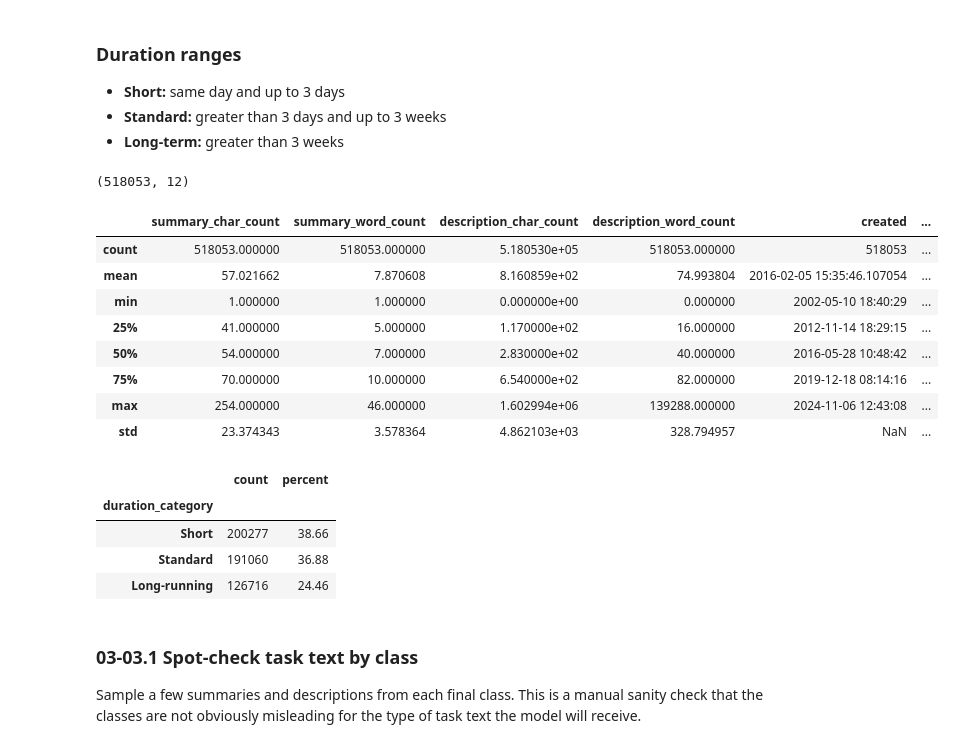
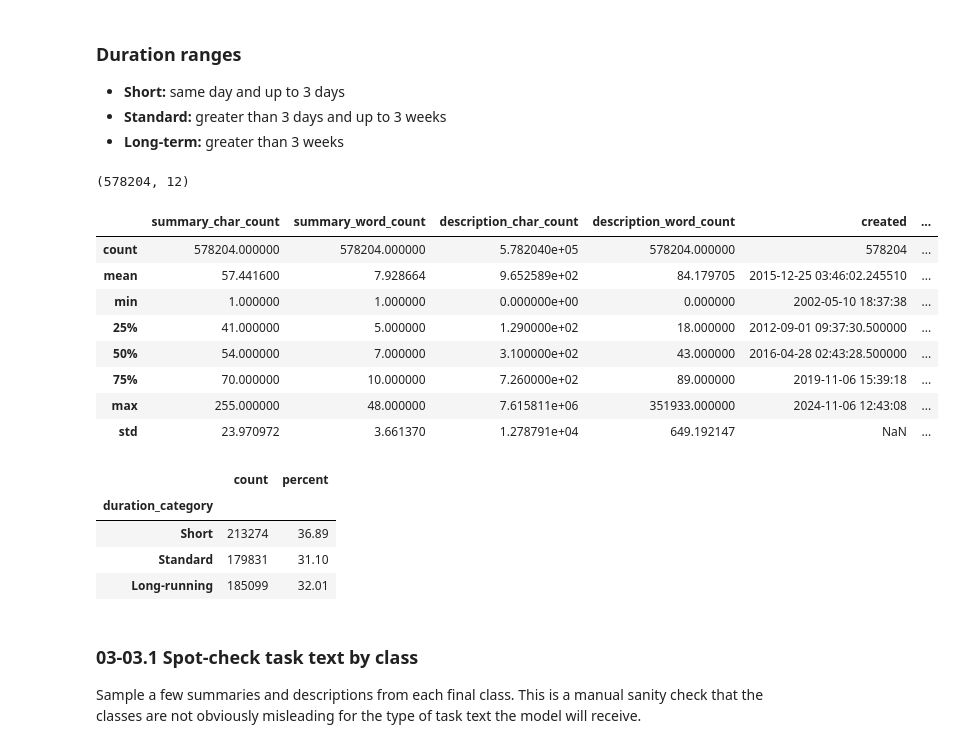
Before and after one commit to OmarElgaafary/Task-Duration-Classifier, a Jupyter notebook: notebooks/03-feature-engineering.ipynb, the cells around one changed output. Drawn from its saved outputs; the diff is of its cells as text; code cells hidden in the pictures.

```diff
--- a/notebooks/03-feature-engineering.ipynb
+++ b/notebooks/03-feature-engineering.ipynb
@@ -131,5 +131,5 @@ Tasks resolved in under 2 hours may represent very small fixes, administrative u
 # %%
-task_df = task_df[task_df["duration_days"] >= (1/24)].copy()
+task_df = task_df[task_df["duration_days"] >= (2/24)].copy()
 # %% [markdown]
 ## 03-03 Create duration classification target
 
@@ -156,43 +156,43 @@ After those removals, compare a few possible class ranges before choosing the fi
 # %%
 def duration_category(days):
     if days <= 3:
         return "Short"
-    if days <= 21:
+    if days <= 15:
         return "Standard"
     return "Long-running"
 
 duration_order = ["Short", "Standard", "Long-running"]
 
 task_df["duration_category"] = task_df["duration_days"].apply(duration_category)
 
 class_counts = task_df["duration_category"].value_counts().reindex(duration_order)
 class_percentages = (task_df["duration_category"].value_counts(normalize=True).reindex(duration_order).mul(100).round(2))
 
 duration_class_summary = pd.DataFrame({
     "count": class_counts,
     "percent": class_percentages,
 })
 
 display(task_df.shape)
 display(task_df.describe())
 
 duration_class_summary
 # %% [output]
-(518053, 12)
+(578204, 12)
 |  | summary_char_count | summary_word_count | description_char_count | description_word_count | created | ... |
-| count | 518053.000000 | 518053.000000 | 5.180530e+05 | 518053.000000 | 518053 | ... |
-| mean | 57.021662 | 7.870608 | 8.160859e+02 | 74.993804 | 2016-02-05 15:35:46.107054 | ... |
-| min | 1.000000 | 1.000000 | 0.000000e+00 | 0.000000 | 2002-05-10 18:40:29 | ... |
-| 25% | 41.000000 | 5.000000 | 1.170000e+02 | 16.000000 | 2012-11-14 18:29:15 | ... |
-| 50% | 54.000000 | 7.000000 | 2.830000e+02 | 40.000000 | 2016-05-28 10:48:42 | ... |
-| 75% | 70.000000 | 10.000000 | 6.540000e+02 | 82.000000 | 2019-12-18 08:14:16 | ... |
-| max | 254.000000 | 46.000000 | 1.602994e+06 | 139288.000000 | 2024-11-06 12:43:08 | ... |
-| std | 23.374343 | 3.578364 | 4.862103e+03 | 328.794957 | NaN | ... |
+| count | 578204.000000 | 578204.000000 | 5.782040e+05 | 578204.000000 | 578204 | ... |
+| mean | 57.441600 | 7.928664 | 9.652589e+02 | 84.179705 | 2015-12-25 03:46:02.245510 | ... |
+| min | 1.000000 | 1.000000 | 0.000000e+00 | 0.000000 | 2002-05-10 18:37:38 | ... |
+| 25% | 41.000000 | 5.000000 | 1.290000e+02 | 18.000000 | 2012-09-01 09:37:30.500000 | ... |
+| 50% | 54.000000 | 7.000000 | 3.100000e+02 | 43.000000 | 2016-04-28 02:43:28.500000 | ... |
+| 75% | 70.000000 | 10.000000 | 7.260000e+02 | 89.000000 | 2019-11-06 15:39:18 | ... |
+| max | 255.000000 | 48.000000 | 7.615811e+06 | 351933.000000 | 2024-11-06 12:43:08 | ... |
+| std | 23.970972 | 3.661370 | 1.278791e+04 | 649.192147 | NaN | ... |
 |  | count | percent |
 | duration_category |  |  |
-| Short | 200277 | 38.66 |
-| Standard | 191060 | 36.88 |
-| Long-running | 126716 | 24.46 |
+| Short | 213274 | 36.89 |
+| Standard | 179831 | 31.10 |
+| Long-running | 185099 | 32.01 |
 # %% [markdown]
 ### 03-03.1 Spot-check task text by class
 
```
Also changed, not shown: parts of 8 cells of this notebook, 2 other files.
